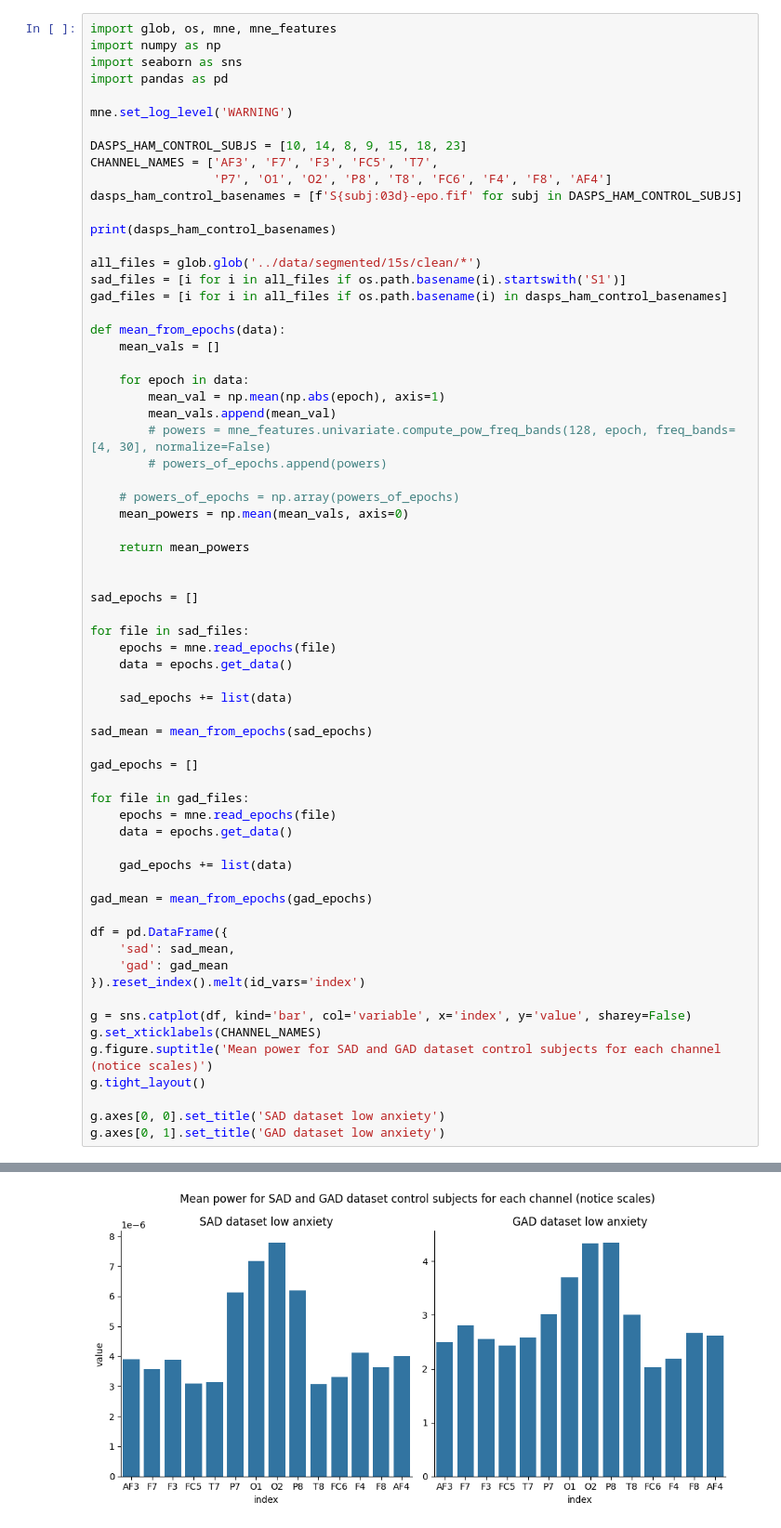
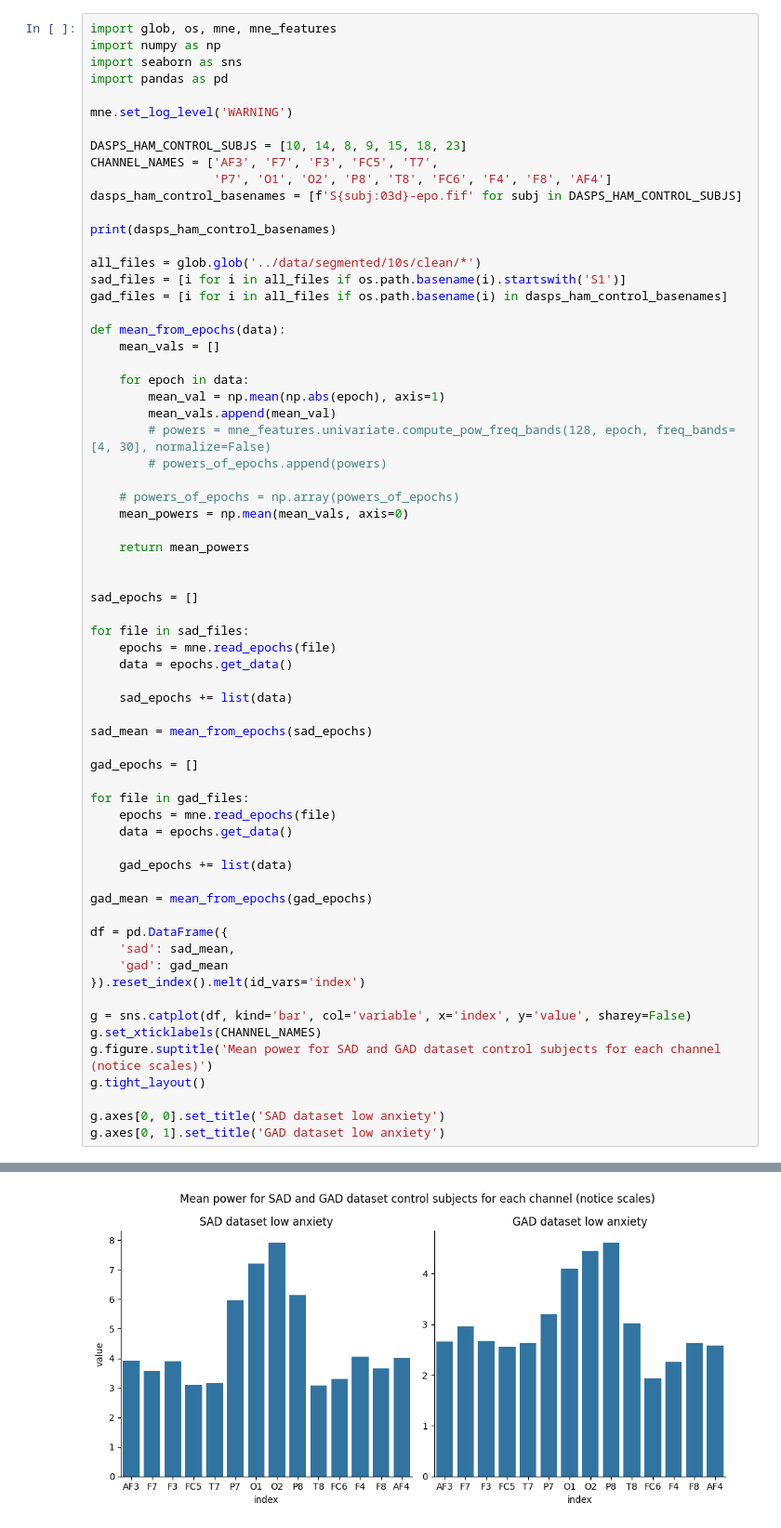
Before and after one commit to JakubBlaha/thesis, a Jupyter notebook: notebooks/amplitudes.ipynb, the cells around one changed output, grey strips where cells are left out. Shown at 93% size. Drawn from its saved outputs; the diff is of its cells as text.

```diff
--- a/notebooks/amplitudes.ipynb
+++ b/notebooks/amplitudes.ipynb
@@ -13,7 +13,7 @@ dasps_ham_control_basenames = [f'S{subj:03d}-epo.fif' for subj in DASPS_HAM_CONT
 
 print(dasps_ham_control_basenames)
 
-all_files = glob.glob('../data/segmented/15s/clean/*')
+all_files = glob.glob('../data/segmented/10s/clean/*')
 sad_files = [i for i in all_files if os.path.basename(i).startswith('S1')]
 gad_files = [i for i in all_files if os.path.basename(i) in dasps_ham_control_basenames]
 
@@ -40,34 +40,34 @@ for file in sad_files:
 
     sad_epochs += list(data)
 
 sad_mean = mean_from_epochs(sad_epochs)
 
 gad_epochs = []
 
 for file in gad_files:
     epochs = mne.read_epochs(file)
     data = epochs.get_data()
 
     gad_epochs += list(data)
 
 gad_mean = mean_from_epochs(gad_epochs)
 
 df = pd.DataFrame({
     'sad': sad_mean,
     'gad': gad_mean
 }).reset_index().melt(id_vars='index')
 
 g = sns.catplot(df, kind='bar', col='variable', x='index', y='value', sharey=False)
 g.set_xticklabels(CHANNEL_NAMES)
 g.figure.suptitle('Mean power for SAD and GAD dataset control subjects for each channel (notice scales)')
 g.tight_layout()
 
 g.axes[0, 0].set_title('SAD dataset low anxiety')
 g.axes[0, 1].set_title('GAD dataset low anxiety')
 # %% [output]
 ['S010-epo.fif', 'S014-epo.fif', 'S008-epo.fif', 'S009-epo.fif', 'S015-epo.fif', 'S018-epo.fif', 'S023-epo.fif']
 Text(0.5, 1.0, 'GAD dataset low anxiety')
-[figure, old version]
+[figure, new version]
 # %%
 ratios = gad_mean / sad_mean
 
```
Also changed, not shown: parts of 3 cells of this notebook, 3 other files.
